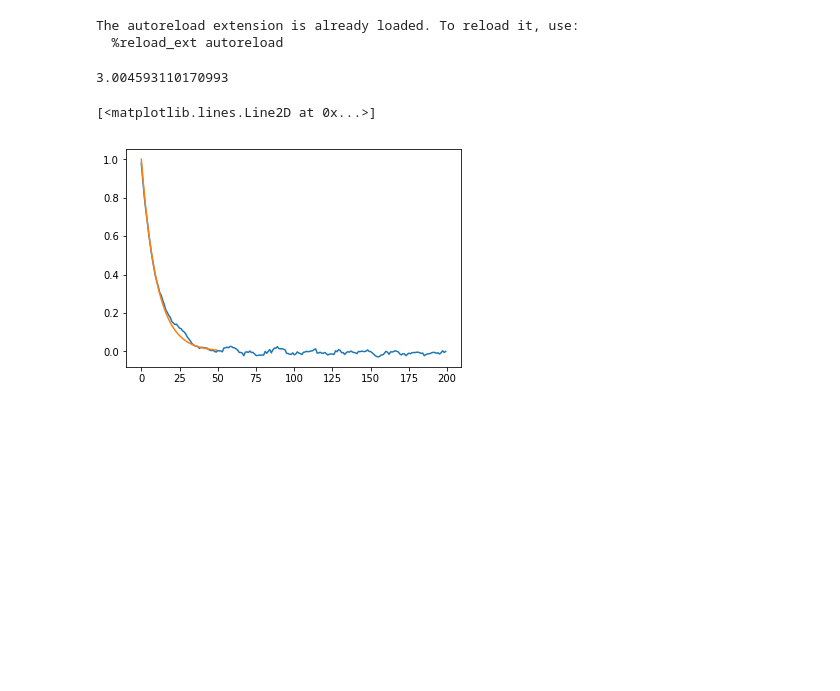
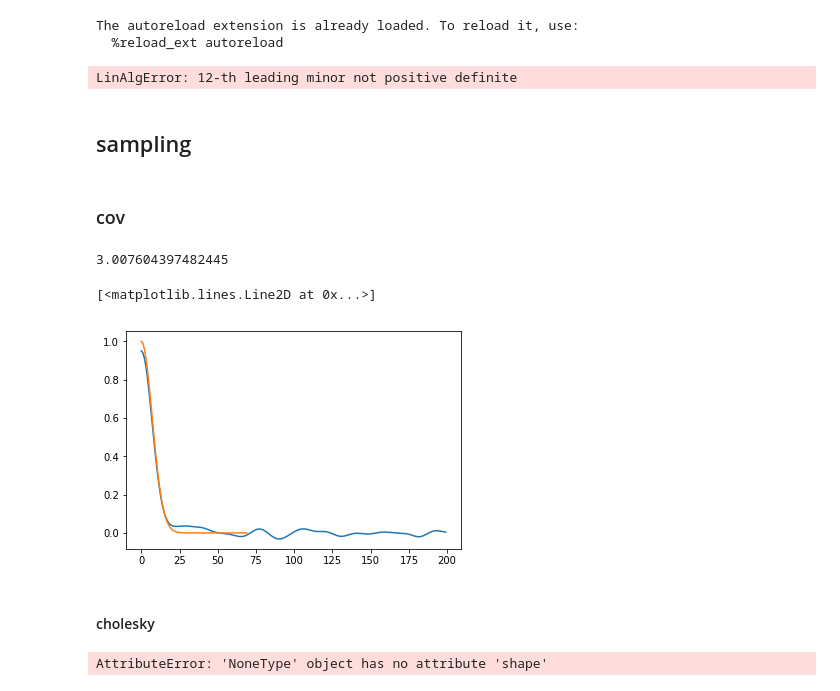
Before and after one commit to diegoarri91/stochastic-processes, a Jupyter notebook: examples/gaussian_process.ipynb, the cells around one changed output. Cells and saved outputs as stored; diff of their text form; code cells hidden in the pictures; blank space fills up the shorter version.

```diff
--- a/examples/gaussian_process.ipynb
+++ b/examples/gaussian_process.ipynb
@@ -12,16 +12,41 @@ from processes.gaussian_process import GaussianProcess
 # %% [output]
 The autoreload extension is already loaded. To reload it, use:
   %reload_ext autoreload
+# %%
+t = np.arange(0, 200, 1)
+
+t_autocov = np.arange(0, 70, 1)
+# autocov = np.exp(-t_autocov / 10)
+autocov = np.exp(-t_autocov**2 / 10**2)
+gp = GaussianProcess(mu=3, autocov=autocov)
+
+gp.set_cov(t)
+gp.set_cholesky(t)
+# %% [output]
+LinAlgError: 12-th leading minor not positive definite
+# %% [markdown]
+## sampling
+# %% [markdown]
+### cov
 # %%
-t = np.arange(0, 200, 1)
-gp = GaussianProcess(mu=3, autocov=np.exp(-np.arange(0, 70, 1) / 10)).set_t(t)
-x = gp.sample(shape=(4000,))
+x = gp.sample(shape=(4000,), cholesky=False)
 
 print(np.mean(x))
 
 plt.plot(np.cov(x)[:, 0]);
-plt.plot(np.exp(-np.arange(0, 50, 1) / 10))
+plt.plot(autocov)
 # %% [output]
-3.004593110170993
+3.007604397482445
 [<matplotlib.lines.Line2D at 0x...>]
-[figure, old version]
+[figure, new version]
+# %% [markdown]
+#### cholesky
+# %%
+x = gp.sample(shape=(4000,), cholesky=True)
+
+print(np.mean(x))
+
+plt.plot(np.cov(x)[:, 0]);
+plt.plot(autocov)
+# %% [output]
+AttributeError: 'NoneType' object has no attribute 'shape'
```
Also changed, not shown: 3 other files.
